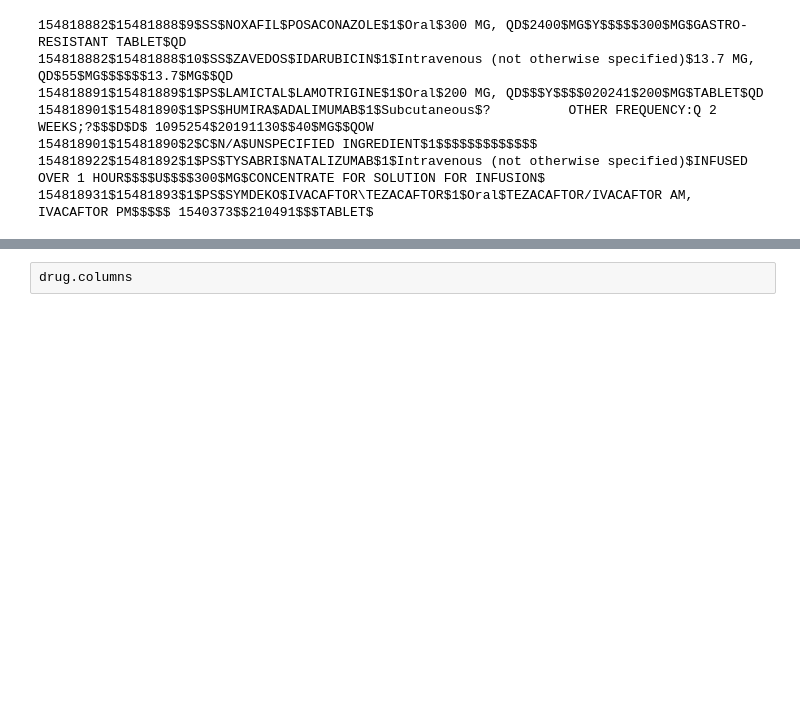
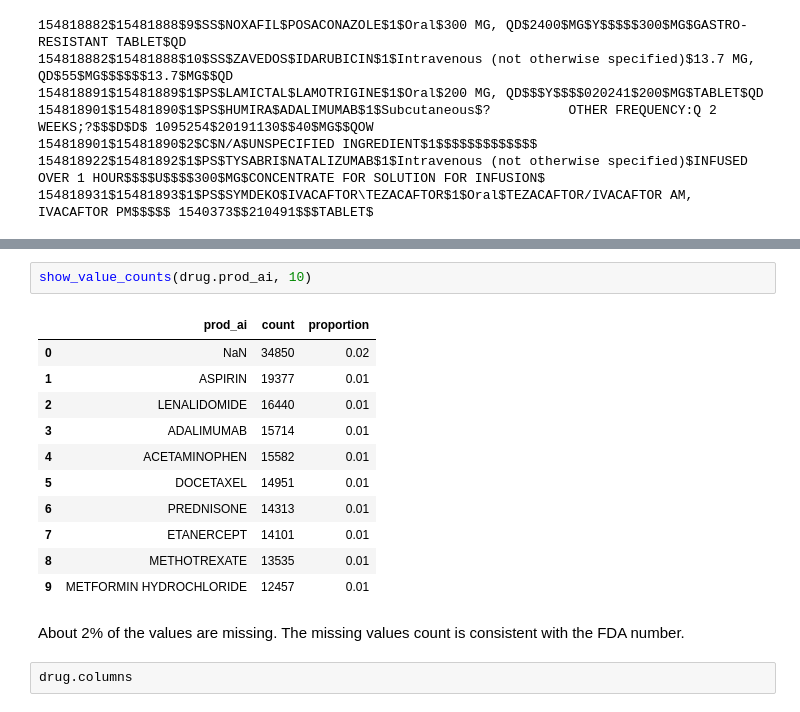
Before and after one commit to 33eyes/FAERS_graph, a Jupyter notebook: data_quality_analysis.ipynb, the cells around one changed output, grey strips where cells are left out. Cells and saved outputs as stored; diff of their text form; blank space fills up the shorter version.

Commit message:
DRUG file DQA, wip.

```diff
--- a/data_quality_analysis.ipynb
+++ b/data_quality_analysis.ipynb
@@ -1600,3 +1614,19 @@ There are 12 missing values, and all of them have `prod_ai`="UNSPECIFIED INGREDI
+# %%
+show_value_counts(drug.prod_ai, 10)
+# %% [output]
+|  | prod_ai | count | proportion |
+| 0 | NaN | 34850 | 0.02 |
+| 1 | ASPIRIN | 19377 | 0.01 |
+| 2 | LENALIDOMIDE | 16440 | 0.01 |
+| 3 | ADALIMUMAB | 15714 | 0.01 |
+| 4 | ACETAMINOPHEN | 15582 | 0.01 |
+| 5 | DOCETAXEL | 14951 | 0.01 |
+| 6 | PREDNISONE | 14313 | 0.01 |
+| 7 | ETANERCEPT | 14101 | 0.01 |
+| 8 | METHOTREXATE | 13535 | 0.01 |
+| 9 | METFORMIN HYDROCHLORIDE | 12457 | 0.01 |
+# %% [markdown]
+About 2% of the values are missing. The missing values count is consistent with the FDA number.
 # %%
 drug.columns
 # %% [output]
```
Also changed, not shown: parts of 3 cells of this notebook.
